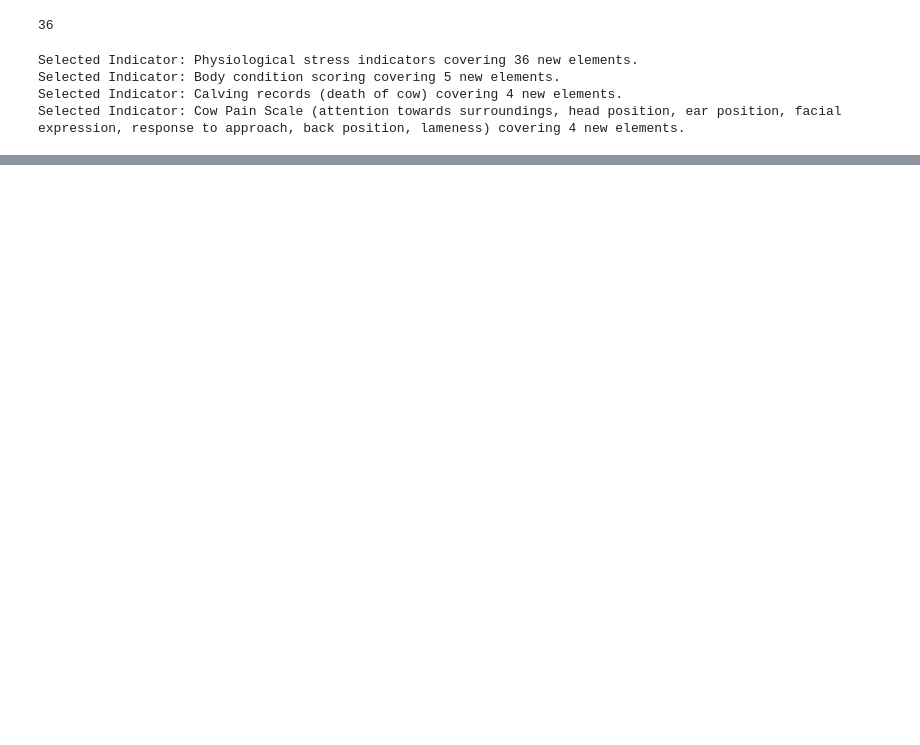
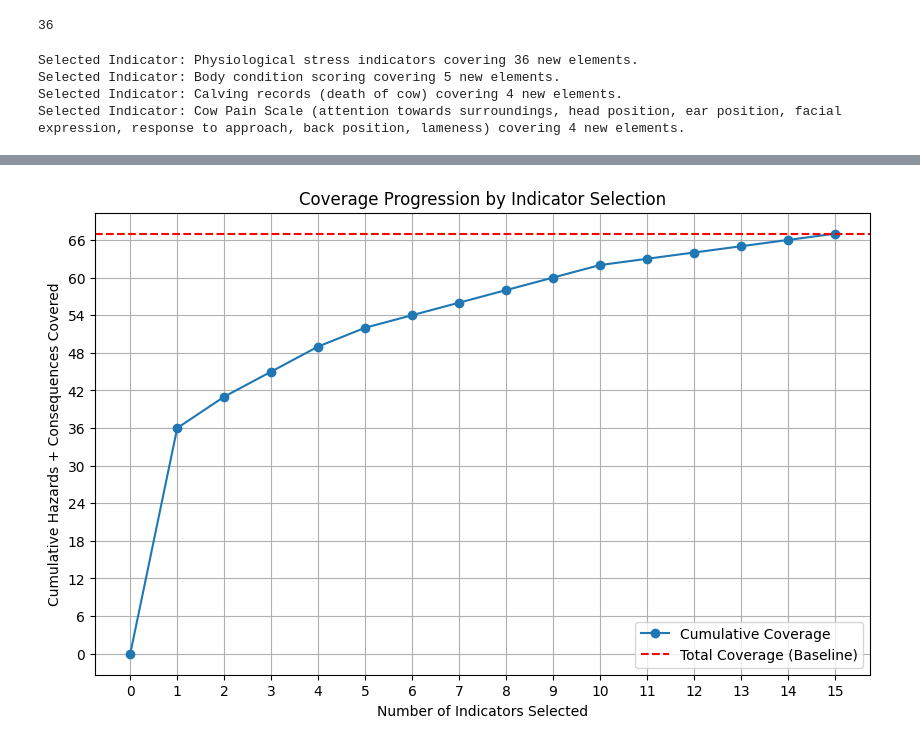
Before and after one commit to mentis-dev/welfare_indicators, a Jupyter notebook: notebook/simple.ipynb, the cells around one changed output, grey strips where cells are left out. Saved outputs shown, nothing was run; the diff lists cells and outputs as text; code cells hidden in the pictures; blank space fills up the shorter version.

```diff
--- a/notebook/simple.ipynb
+++ b/notebook/simple.ipynb
@@ -232,2 +232,49 @@ Indicators: Physiological stress indicators, Body condition scoring, Calving rec
 Total Hazards and Consequences Covered: 49
 Percentage Covered: 73.13%
+# %%
+import matplotlib.pyplot as plt
+
+# Initialize variables
+selected_indicators = set()
+covered = set()
+coverage_progress = []  # Track cumulative coverage
+indicators_to_consider = list(indicator_coverage_map.keys())  # All indicators
+
+# Iteratively add indicators based on the greedy algorithm
+for _ in range(len(indicators_to_consider)):
+    # Select the indicator that covers the most uncovered elements
+    best_indicator = None
+    best_coverage = set()
+    for indicator in indicators_to_consider:
+        new_coverage = indicator_coverage_map[indicator] - covered
+        if len(new_coverage) > len(best_coverage):
+            best_coverage = new_coverage
+            best_indicator = indicator
+    if best_indicator is None:
+        break  # No more indicators to add
+
+    # Add the selected indicator to the set
+    selected_indicators.add(best_indicator)
+    covered.update(best_coverage)
+    indicators_to_consider.remove(best_indicator)  # Exclude already selected indicators
+
+    # Track cumulative coverage
+    coverage_progress.append(len(covered))
+
+# Add initial zero point for plot clarity
+coverage_progress = [0] + coverage_progress
+
+# Plot Coverage Progression
+plt.figure(figsize=(10, 6))
+plt.plot(range(len(coverage_progress)), coverage_progress, marker='o', label='Cumulative Coverage')
+plt.axhline(y=len(all_coverage), color='r', linestyle='--', label='Total Coverage (Baseline)')
+plt.title('Coverage Progression by Indicator Selection')
+plt.xlabel('Number of Indicators Selected')
+plt.ylabel('Cumulative Hazards + Consequences Covered')
+plt.xticks(range(0, len(coverage_progress), max(1, len(coverage_progress) // 10)))
+plt.yticks(range(0, len(all_coverage) + 1, max(1, len(all_coverage) // 10)))
+plt.legend()
+plt.grid()
+plt.show()
+# %% [output]
+[figure, added]
```
Also changed, not shown: parts of 17 cells of this notebook.
